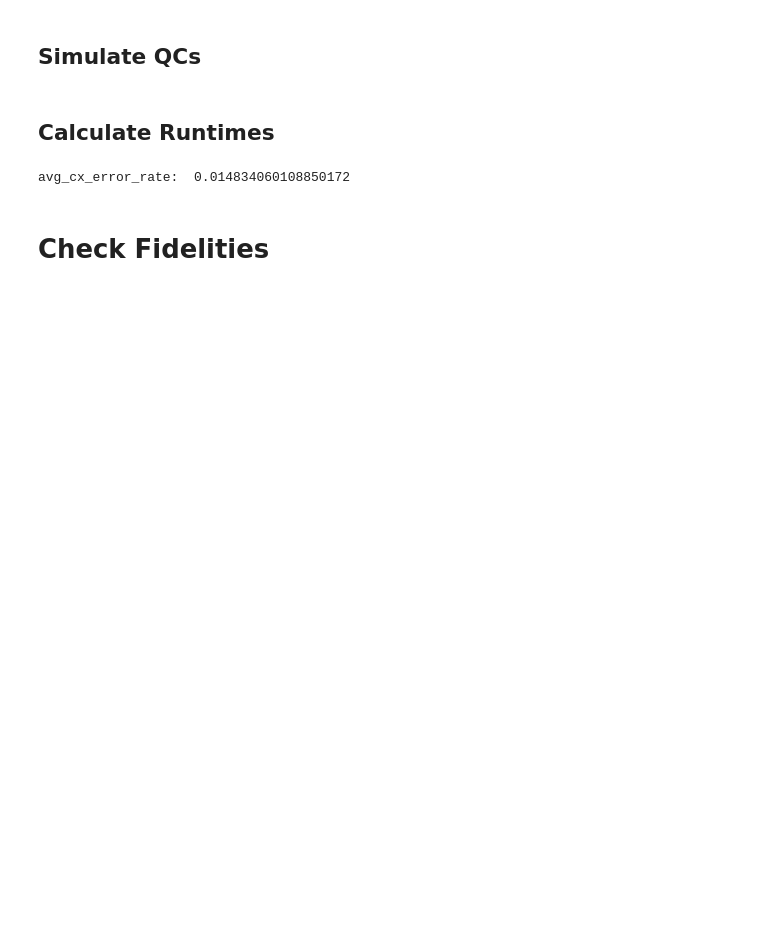
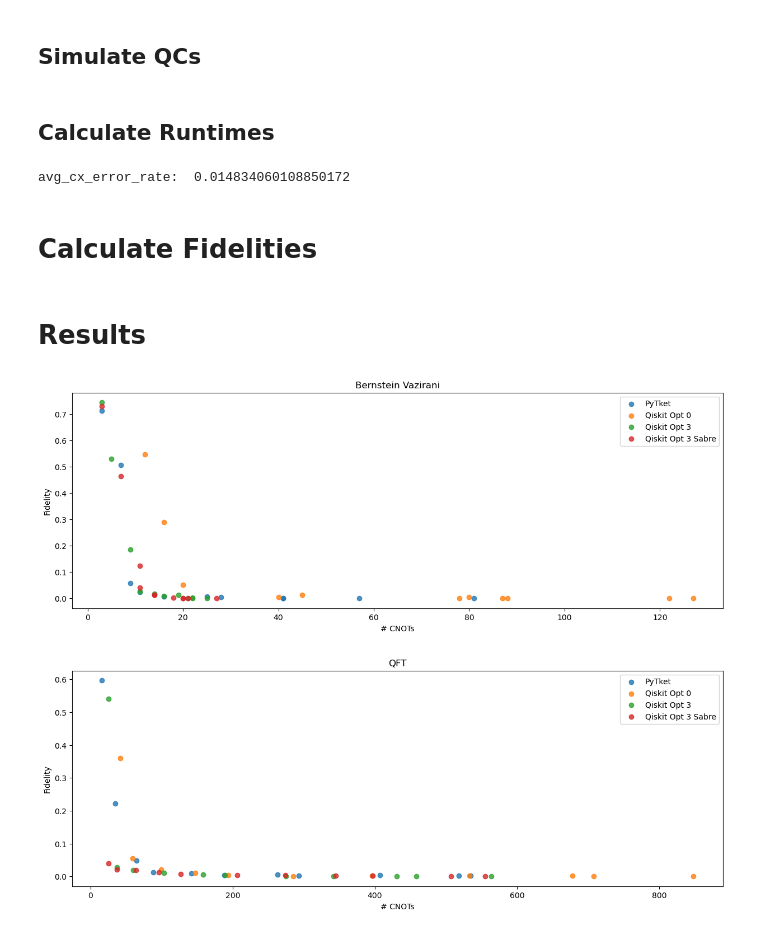
Before and after one commit to thspreetham98/quantum_project, a Jupyter notebook: benchmark/fidelity_benchmark.ipynb, the cells around one changed output. Drawn from its saved outputs; the diff is of its cells as text; code cells hidden in the pictures; blank space fills up the shorter version.

Commit message:
graph and 4000 shots

```diff
--- a/benchmark/fidelity_benchmark.ipynb
+++ b/benchmark/fidelity_benchmark.ipynb
@@ -68,7 +68,7 @@ for qc in qcs:
 # %% [markdown]
 # Run on IBM QC
 # %%
-# job = backend.run(tqcs, shots=1000)
+job = backend.run(tqcs, shots=4000)
 # job = fake_backend.run(tqcs, shots=1000)
 # %% [markdown]
 # Checkpoint
@@ -133,7 +133,7 @@ cx_counts = []
 for tqc in job.circuits():
     cx_counts.append(tqc.count_ops()['cx'])
 # %% [markdown]
-# Check Fidelities
+# Calculate Fidelities
 # %%
 fidelities = []
 n_s = max_qubits-min_qubits+1
@@ -147,3 +147,22 @@ for al_index, al_name in enumerate(algorithms.keys()):
             qc_counts = qc_res_counts[tqc_index]
             hf = hellinger_fidelity(sim_res_counts_n, qc_counts)
             fidelities.append(hf)
+# %% [markdown]
+# Results
+# %%
+# fidelity vs no of cnots
+for al_index, al_name in enumerate(algorithms.keys()):
+    fig, ax = plt.subplots(figsize=(15,5))
+    ax.set(xlabel='# CNOTs', ylabel='Fidelity', title=al_name)
+    for t_index, t_name in enumerate(techniques.keys()):
+        x = []
+        y = []
+        for n_index in range(n_s):
+            tqc_index = al_index*(n_s)*len(techniques) + n_index*len(techniques) + t_index
+            x.append(cx_counts[tqc_index])
+            y.append(fidelities[tqc_index])
+        ax.scatter(x, y, label = t_name, alpha=0.8)
+        ax.legend()
+# %% [output]
+[figure, added]
+[figure, added]
```
Also changed, not shown: parts of 3 cells of this notebook.
